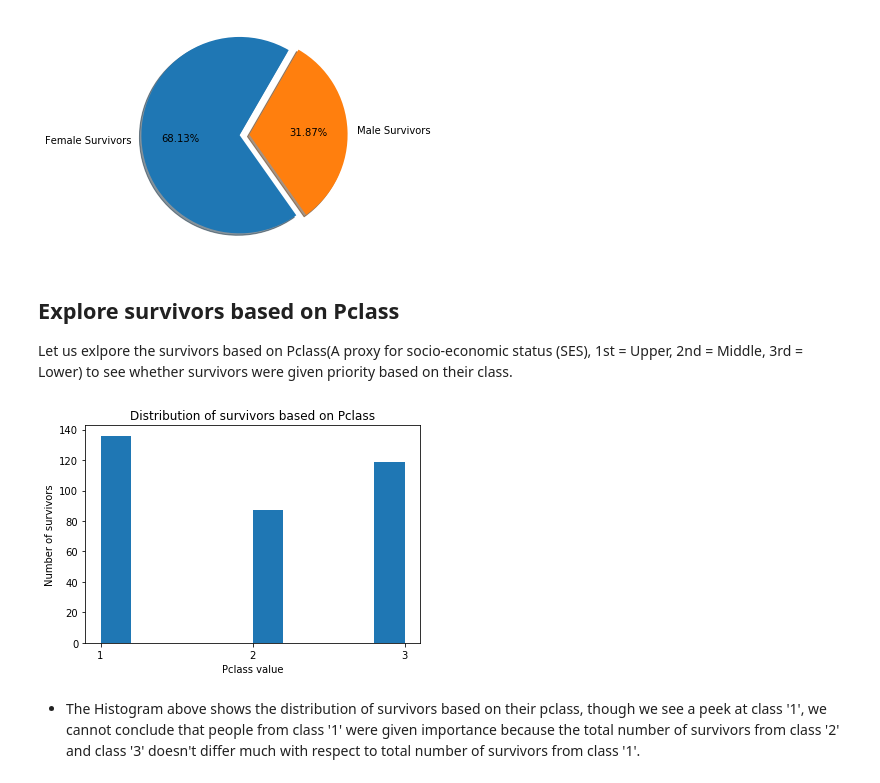
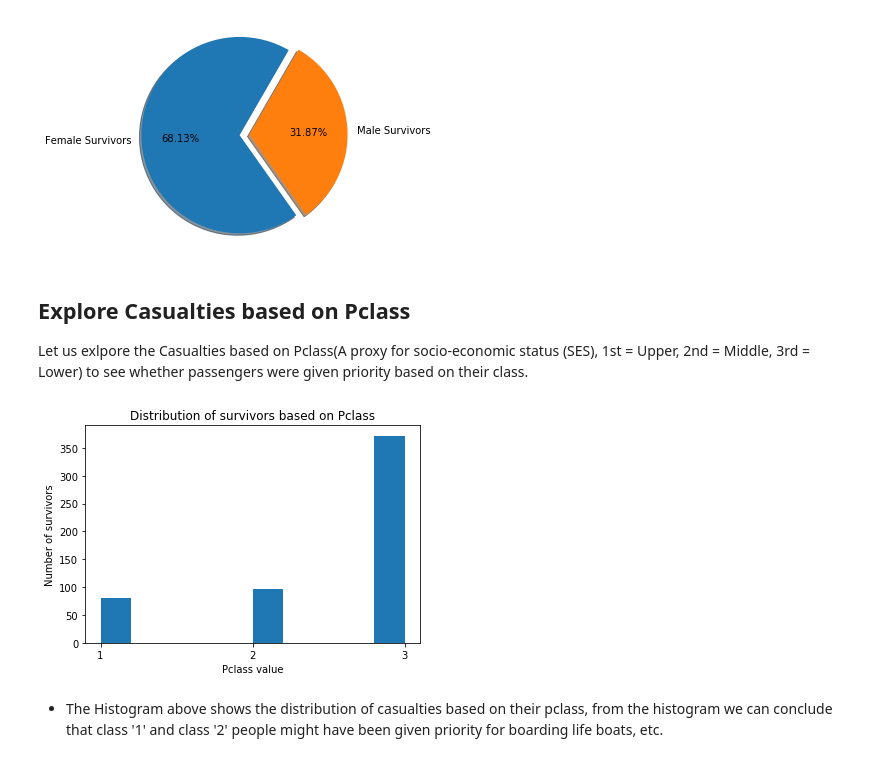
Before and after one commit to chaitanya6761/Udacity-Data-Analyst-Nano-Degree, a Jupyter notebook: P1 Investigate A Dataset(Titanic Survival Data)/Titanic_Data_Analysis.ipynb, the cells around one changed output. Saved outputs shown, nothing was run; the diff lists cells and outputs as text; code cells hidden in the pictures.

Commit message:
adding Pclass hisogram

```diff
--- a/P1 Investigate A Dataset(Titanic Survival Data)/Titanic_Data_Analysis.ipynb
+++ b/P1 Investigate A Dataset(Titanic Survival Data)/Titanic_Data_Analysis.ipynb
@@ -104,21 +97,25 @@ plt.show()
 # %% [output]
 [figure]
 # %% [markdown]
-## Explore survivors based on Pclass
+## Explore Casualties based on Pclass
 
-Let us exlpore the survivors based on Pclass(A proxy for socio-economic status (SES), 1st = Upper, 2nd = Middle, 3rd = Lower) to see whether survivors were given priority based on their class.
+Let us exlpore the Casualties based on Pclass(A proxy for socio-economic status (SES), 1st = Upper, 2nd = Middle, 3rd = Lower) to see whether passengers were given priority based on their class.
 # %%
 pclass = titanic_data['Pclass']
-survived = (titanic_data['Survived'] == 1)
+survived = (titanic_data['Survived'] == 0)
 pclass_survived = pclass[survived]
 
-plt.xticks(range(1,4))
-plt.title('Distribution of survivors based on Pclass')
-plt.xlabel('Pclass value')
-plt.ylabel('Number of survivors')
-plt.hist(pclass_survived)
-plt.show()
+def drawHistogram(data,xticks,title,xlabel,ylabel):
+    plt.xticks(xticks)
+    plt.title(title)
+    plt.xlabel(xlabel)
+    plt.ylabel(ylabel)
+    plt.hist(data)
+    plt.show()
+
+drawHistogram(pclass_survived,range(1,4),'Distribution of survivors based on Pclass',
+              'Pclass value','Number of survivors')
 # %% [output]
-[figure, old version]
+[figure, new version]
-# %% [markdown]
-- The Histogram above shows the distribution of survivors based on their pclass, though we see a peek at class '1', we cannot conclude that people from class '1' were given importance because the total number of survivors from class '2' and class '3' doesn't differ much with respect to total number of survivors from class '1'.
+# %% [markdown]
+- The Histogram above shows the distribution of casualties based on their pclass, from the histogram we can conclude that class '1' and class '2' people might have been given priority for boarding life boats, etc.
```
Also changed, not shown: parts of 3 cells of this notebook.
